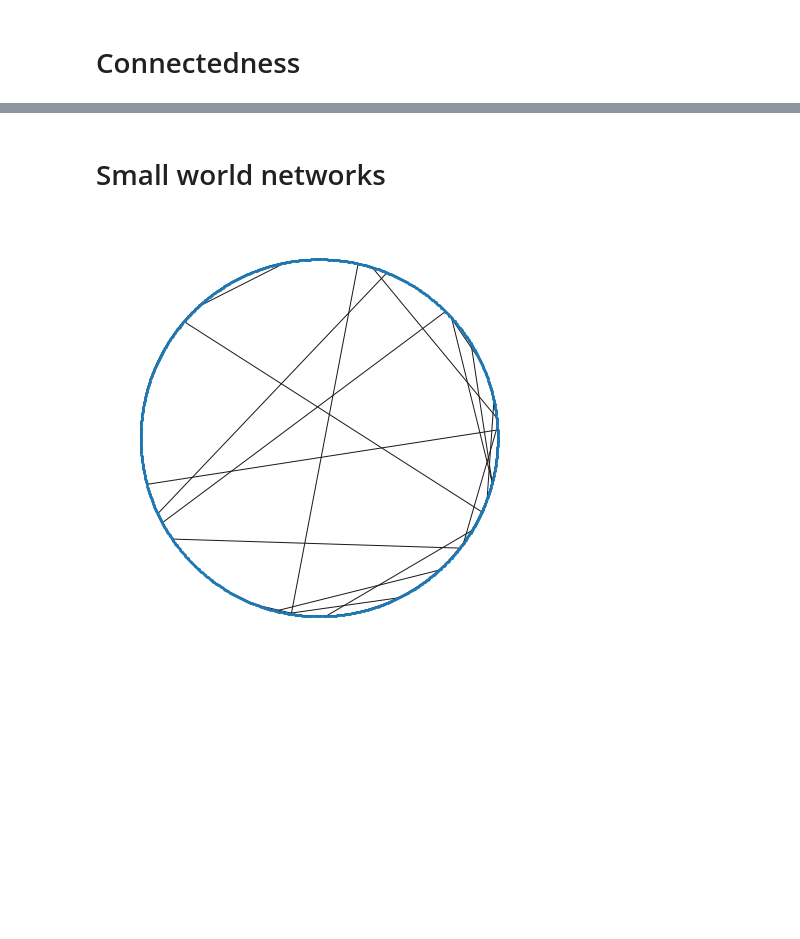
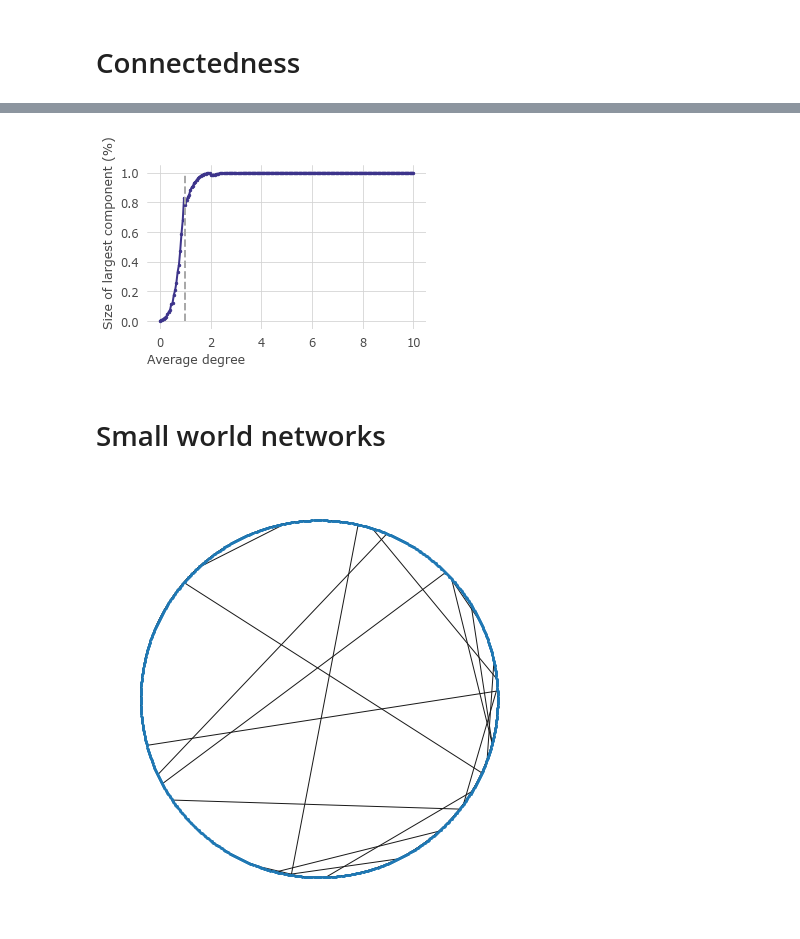
Before and after one commit to jgarciab/NetworkScience, a Jupyter notebook: Lectures/day1_lecture_simulations.ipynb, the cells around one changed output, grey strips where cells are left out. Saved outputs shown, nothing was run; the diff lists cells and outputs as text; code cells hidden in the pictures; blank space fills up the shorter version.

```diff
--- a/Lectures/day1_lecture_simulations.ipynb
+++ b/Lectures/day1_lecture_simulations.ipynb
@@ -99,3 +119,16 @@ plt.grid(True)
+# %%
+# Run  it many times
+n = 1000
+
+test_degrees = np.linspace(0.001, 10, 200)
+results = [create_many_random_net(ad, n = n, iters = 10, type_ = "BA") for ad in test_degrees]
+plt.plot(test_degrees, results, ".-")
+plt.plot([1,1],[0,1], "--", color="darkgray")
+plt.ylabel("Size of largest component (%)")
+plt.xlabel("Average degree")
+plt.grid(True)
+# %% [output]
+[figure, added]
 # %% [markdown]
 # Small world networks
 # %%
```
Also changed, not shown: parts of 5 cells of this notebook.
